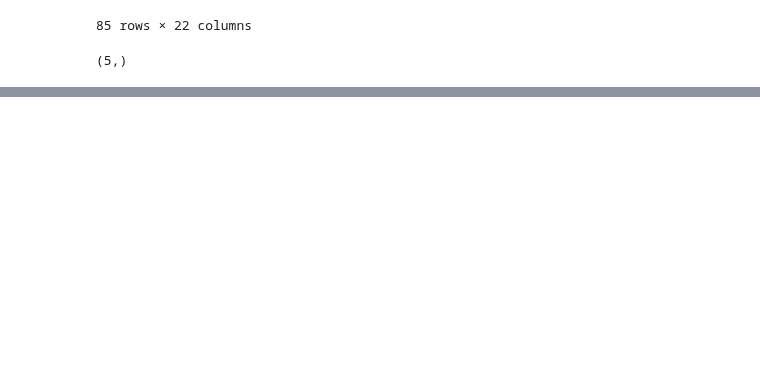
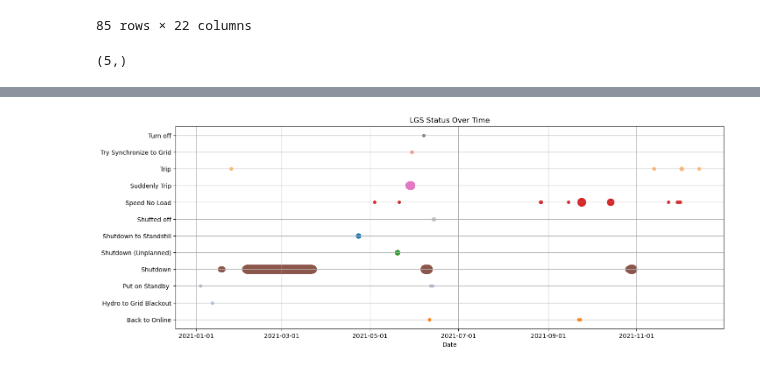
Before and after one commit to mekatronik-achmadi/Predict-CBM, a Jupyter notebook: Vale/Docs/DataPA/pa_data_analysis.ipynb, the cells around one changed output, grey strips where cells are left out. Saved outputs shown, nothing was run; the diff lists cells and outputs as text; code cells hidden in the pictures; blank space fills up the shorter version.

Commit message:
update on PA data analysis

```diff
--- a/Vale/Docs/DataPA/pa_data_analysis.ipynb
+++ b/Vale/Docs/DataPA/pa_data_analysis.ipynb
@@ -460,0 +480,39 @@ np.unique(yData_abnormal[4]['Related Component'].to_numpy()).shape
+# %%
+# Function to calculate symbol size based on duration
+def calculate_symbol_size(duration):
+    max_size = 200  # Maximum size of the symbol
+    min_size = 20   # Minimum size of the symbol
+    size = min_size + (max_size - min_size) * (duration / 24)
+    return min(size, max_size)  # Limit size to max_size if duration exceeds max_duration
+
+fig = plt.figure(figsize=(20, 6))
+ax = fig.add_subplot()
+
+data = yData_abnormal[4][['Date', 'Total Down Time Hours (Hour)', 'LGS Status']]
+
+max_duration = 24
+modes = np.unique(data['LGS Status'].to_numpy())
+colors = random.sample(plt.cm.tab20.colors, len(np.unique(data['LGS Status'].to_numpy())))
+operation_mode_colors = dict(zip(modes, colors))
+
+for status in np.unique(data['LGS Status'].to_numpy()):
+    subset = data[data['LGS Status'] == status]
+    col = operation_mode_colors[status]
+
+    for i in range(len(subset)):
+        start = subset['Date'].iloc[i]
+        size = calculate_symbol_size(subset['Total Down Time Hours (Hour)'].iloc[i])
+
+        ax.scatter(start, [status] * 1, label=status, marker='o', s=size, color=col)
+
+ax.xaxis.set_major_formatter(mdates.DateFormatter('%Y-%m-%d'))
+
+plt.xlabel('Date')
+plt.title('LGS Status Over Time')
+
+ax.yaxis.label.set_visible(False)
+ax.grid()
+
+plt.subplots_adjust(right=0.75)
+# %% [output]
+[figure, added]
```
Also changed, not shown: parts of 10 cells of this notebook.
